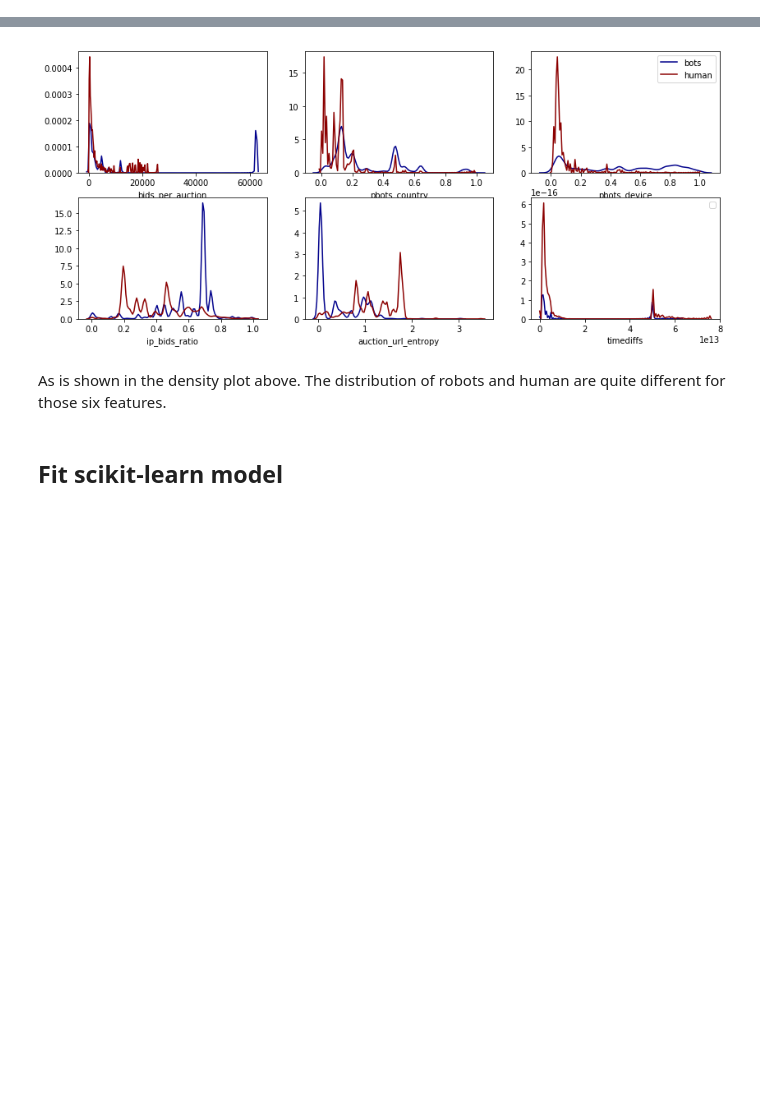
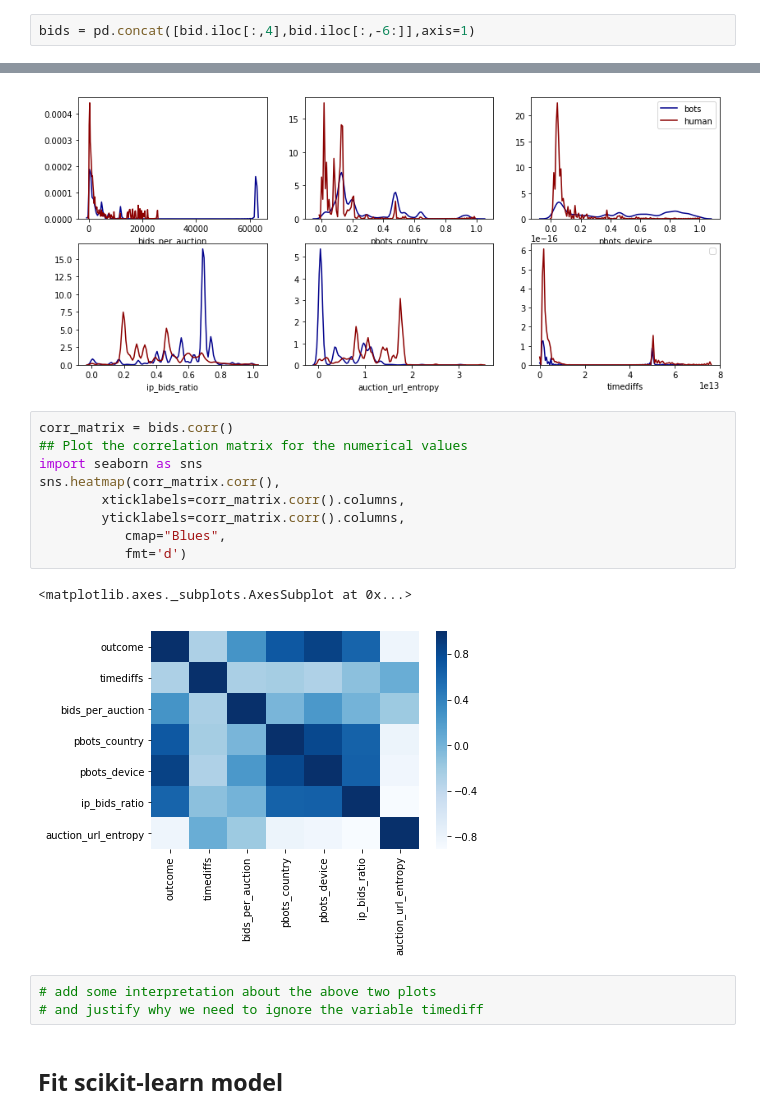
Before and after one commit to crystalxs/Human-or-Robot, a Jupyter notebook: final_project_checkin.ipynb, the cells around one changed output, grey strips where cells are left out. Saved outputs shown, nothing was run; the diff lists cells and outputs as text; blank space fills up the shorter version.

```diff
--- a/final_project_checkin.ipynb
+++ b/final_project_checkin.ipynb
@@ -192,6 +181,8 @@ bid.columns = ['Unnamed: 0', 'bidder_id', 'payment_account', 'address', 'outcome
        'bid_id', 'auction', 'merchandise', 'device', 'time', 'country',
        'ip', 'url', 'timediffs', 'bids_per_auction', 'pbots_country', 'pbots_device',
                'ip_bids_ratio','auction_url_entropy']
+# %%
+bids = pd.concat([bid.iloc[:,4],bid.iloc[:,-6:]],axis=1)
 # %% [markdown]
 ## Data visualization
 # %%
@@ -246,8 +237,21 @@ plt.legend(['bots','human'])
 plt.show()
 # %% [output]
 [figure]
-# %% [markdown]
-As is shown in the density plot above. The distribution of robots and human are quite different for those six features.
+# %%
+corr_matrix = bids.corr()
+## Plot the correlation matrix for the numerical values
+import seaborn as sns
+sns.heatmap(corr_matrix.corr(),
+        xticklabels=corr_matrix.corr().columns,
+        yticklabels=corr_matrix.corr().columns,
+           cmap="Blues",
+           fmt='d')
+# %% [output]
+<matplotlib.axes._subplots.AxesSubplot at 0x...>
+[figure, added]
+# %%
+# add some interpretation about the above two plots
+# and justify why we need to ignore the variable timediff
 # %% [markdown]
 Fit scikit-learn model
 ----
```
Also changed, not shown: parts of 33 cells of this notebook, 5 other files.
